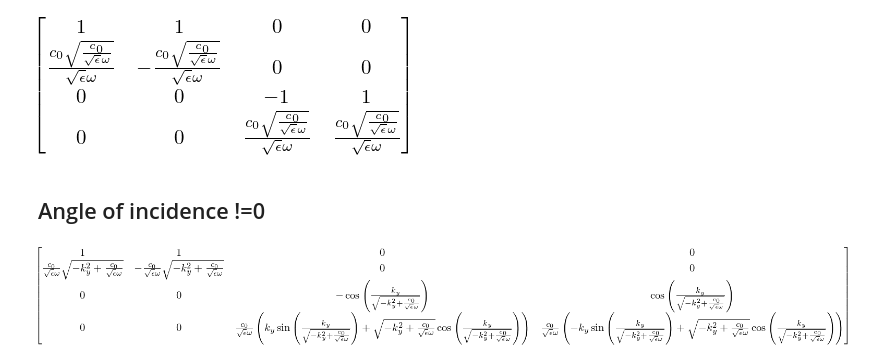
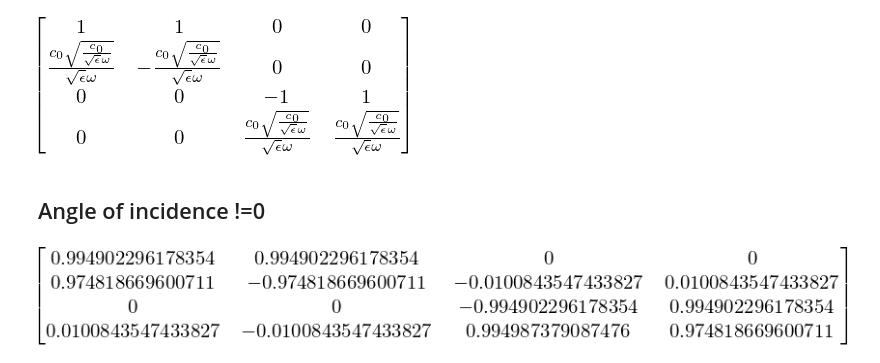
Before and after one commit to kitchenknif/PyATMM, a Jupyter notebook: docs/IsotropicTransferMatrix.ipynb, the cells around one changed output. Drawn from its saved outputs; the diff is of its cells as text; code cells hidden in the pictures.

```diff
--- a/docs/IsotropicTransferMatrix.ipynb
+++ b/docs/IsotropicTransferMatrix.ipynb
@@ -98,9 +94,9 @@ D.subs({k_x:0, k_y:0})
 # %% [markdown]
 Angle of incidence !=0
 ---
-# %%
-D.subs({k_x:0})
-# %% [output]
-[figure, removed]
+# %%
+D.subs({k_x:0.1, k_y:0.1, w:1, c_0:1, eps:1})
+# %% [output]
+[figure, added]
 # %%
 D.subs({k_y:0})
```
Also changed, not shown: parts of 2 cells of this notebook, 3 other files.
